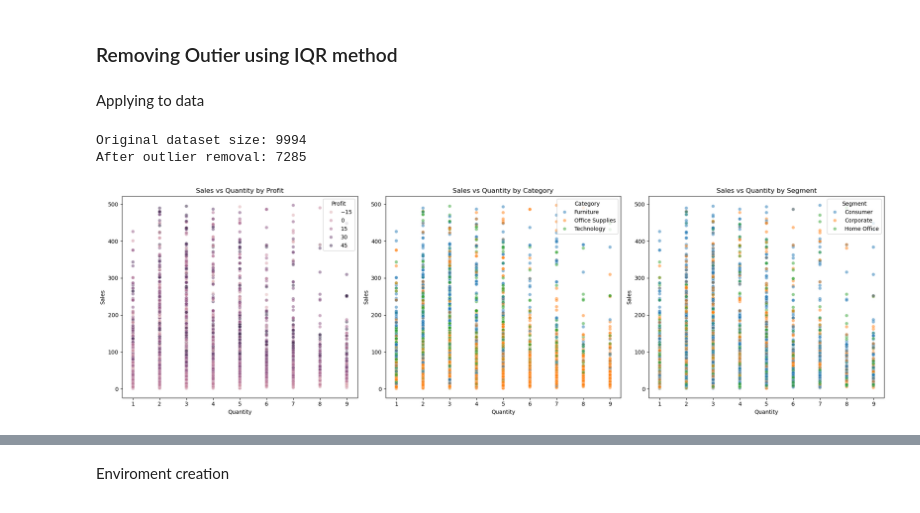
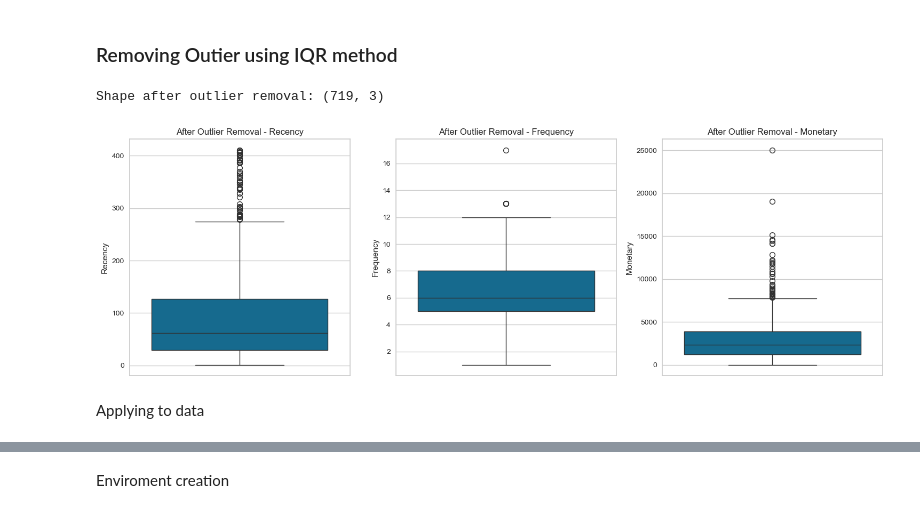
Before and after one commit to bbhatta10/E-Commerce-Sales-Insights-Tableau-Dashboard-, a Jupyter notebook: BI.ipynb, the cells around one changed output, grey strips where cells are left out. Saved outputs shown, nothing was run; the diff lists cells and outputs as text; code cells hidden in the pictures.

```diff
--- a/BI.ipynb
+++ b/BI.ipynb
@@ -1503,5 +1391,39 @@ plt.show()
 # %% [markdown]
 ### Removing Outier using IQR method
+# %%
+# Select only the RFM features
+rfm = rfm_df[['Monetary', 'Frequency', 'Recency']].copy()
+
+# Step 2: Define a function for IQR outlier removal
+def remove_outliers_iqr(df, column):
+    Q1 = df[column].quantile(0.25)   # 25th percentile
+    Q3 = df[column].quantile(0.75)   # 75th percentile
+    IQR = Q3 - Q1                    # Interquartile range
+
+    lower_bound = Q1 - 1.5 * IQR
+    upper_bound = Q3 + 1.5 * IQR
+
+    return df[(df[column] >= lower_bound) & (df[column] <= upper_bound)]
+
+# Step 3: Apply the function to each column
+rfm_clean = rfm_df.copy()
+for col in ['Monetary', 'Frequency', 'Recency']:
+    rfm_clean = remove_outliers_iqr(rfm, col)
+
+print("Shape after outlier removal:", rfm_clean.shape)
+# %% [output]
+Shape after outlier removal: (719, 3)
+# %%
+# ---- Plot after removing outliers ----
+plt.figure(figsize=(15, 5))
+for i, col in enumerate(['Recency', 'Frequency', 'Monetary']):
+    plt.subplot(1, 3, i+1)
+    sns.boxplot(y=rfm_clean[col])
+    plt.title(f'After Outlier Removal - {col}')
+plt.tight_layout()
+plt.show()
+# %% [output]
+[figure, added]
 # %%
 def remove_outliers_iqr(df, columns):
     df_clean = df.copy()
@@ -1515,49 +1437,3 @@ def remove_outliers_iqr(df, columns):
     return df_clean
 # %% [markdown]
 Applying to data
-# %%
-numerical_features = ['Sales', 'Quantity', 'Profit']
-ecom_df_clean = remove_outliers_iqr(ecom_df_n, numerical_features)
-
-print(f"Original dataset size: {len(ecom_df_n)}")
-print(f"After outlier removal: {len(ecom_df_clean)}")
-# %% [output]
-Original dataset size: 9994
-After outlier removal: 7285
-# %%
-fig, ax = plt.subplots(1, 3, figsize=(20, 6))
-
-sns.scatterplot(
-    data=ecom_df_clean,
-    x='Quantity',
-    y='Sales',
-    hue='Profit',
-    alpha=0.5,
-    ax=ax[0]
-)
-ax[0].set_title('Sales vs Quantity by Profit')
-sns.scatterplot(
-    data=ecom_df_clean,
-    x='Quantity',
-    y='Sales',
-    hue='Category',
-    alpha=0.5,
-    ax=ax[1]
-)
-ax[1].set_title('Sales vs Quantity by Category')
-
-# 3️⃣ Sales vs Quantity colored by Segment
-sns.scatterplot(
-    data=ecom_df_clean,
-    x='Quantity',
-    y='Sales',
-    hue='Segment',
-    alpha=0.5,
-    ax=ax[2]
-)
-ax[2].set_title('Sales vs Quantity by Segment')
-
-plt.tight_layout()
-plt.show()
-# %% [output]
-[figure, removed]
```
Also changed, not shown: parts of 31 cells of this notebook.
